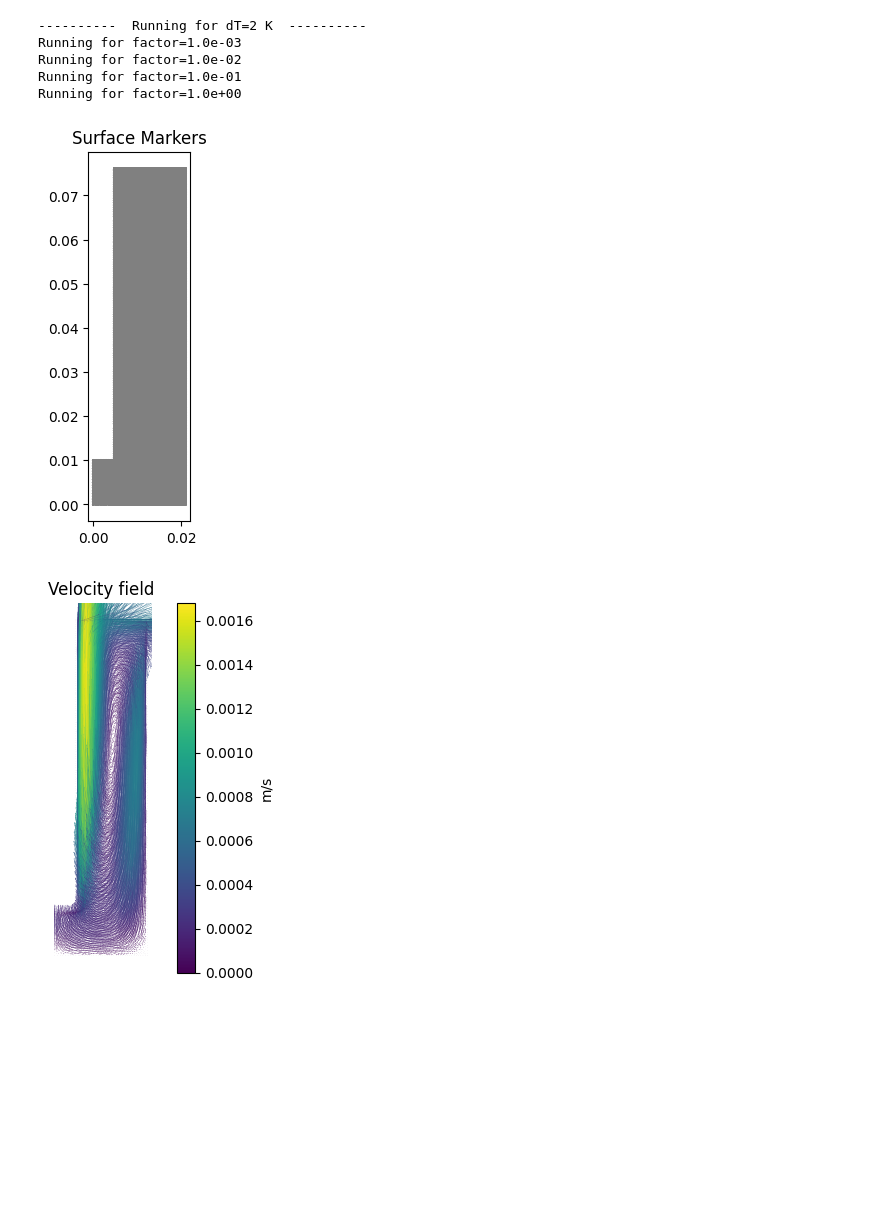
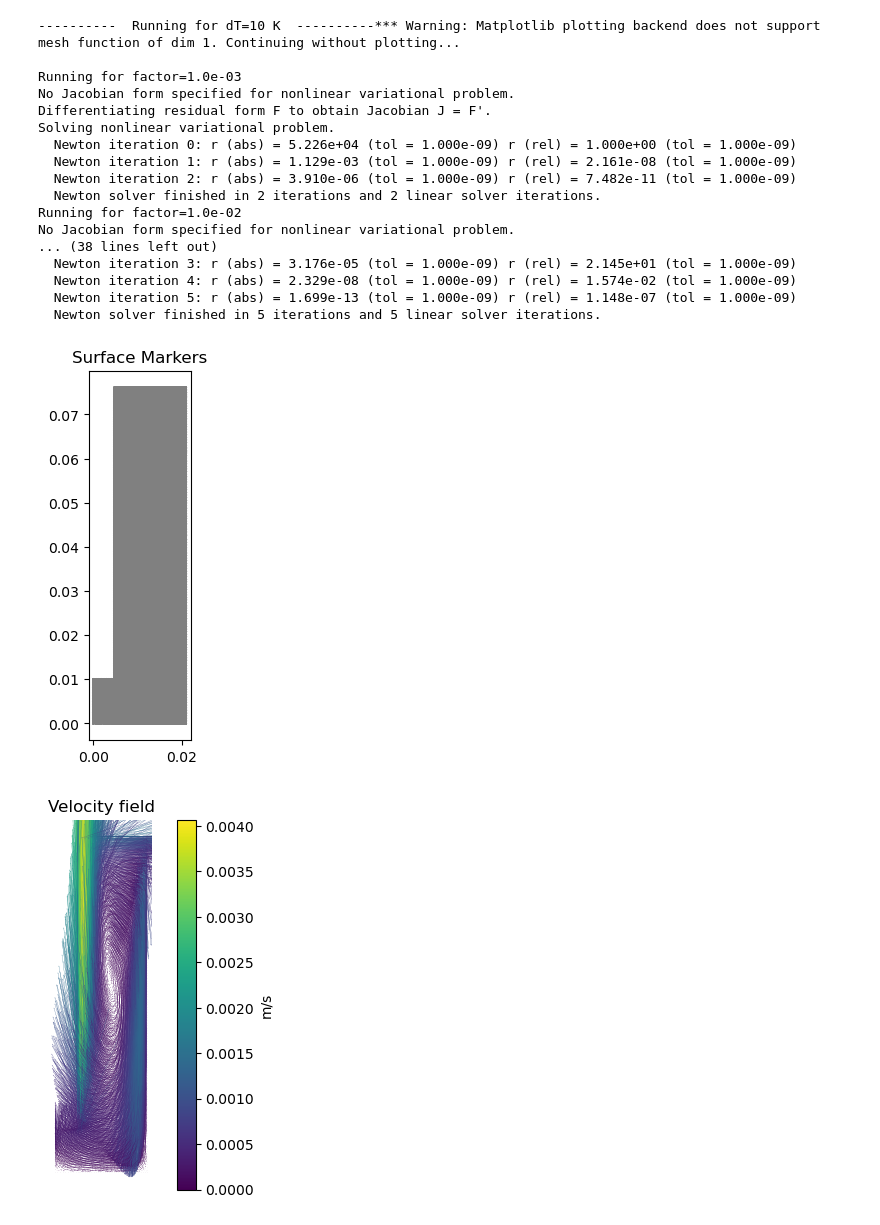
Before and after one commit to WeaverC20/LIBRADiff, a Jupyter notebook: BABY_2D_Transient_Simulation.ipynb, the cells around one changed output. Drawn from its saved outputs; the diff is of its cells as text; code cells hidden in the pictures; blank space fills up the shorter version.

```diff
--- a/BABY_2D_Transient_Simulation.ipynb
+++ b/BABY_2D_Transient_Simulation.ipynb
@@ -16,40 +16,52 @@ import scipy
 mesh_fenics, volume_markers, surface_markers, correspondance_dict = mesh_2d()
 
 T_hot = 700 + 273.15
-dT = 2
+dT = 10
 T_cold = T_hot - dT
 
 print(f"----------  Running for dT={dT} K  ----------")
 foldername = f"Results_Transient/dt={dT}/"
 u, p, T = velocity_field(
     T_cold=T_cold,
     T_hot=T_hot,
     my_mesh=mesh_fenics,
     surface_markers=surface_markers,
     correspondance_dict=correspondance_dict,
 )
 
 f.XDMFFile(foldername + "temperature_field.xdmf").write_checkpoint(
     T, f"{foldername}temperature", 1, f.XDMFFile.Encoding.HDF5
 )
 f.XDMFFile(foldername + "velocity_field.xdmf").write(u)
 
 plt.figure()
 plt.title("Velocity field")
 CS = f.plot(u, scale=1e-3)
 plt.colorbar(CS, label="m/s")
 plt.axis("off")
 plt.show()
 
 plt.figure()
 TS = f.plot(T, cmap="inferno")
 plt.colorbar(TS, label="K")
 plt.show()
 # %% [output]
-----------  Running for dT=2 K  ----------
+----------  Running for dT=10 K  ----------*** Warning: Matplotlib plotting backend does not support mesh function of dim 1. Continuing without plotting...
+
 Running for factor=1.0e-03
+No Jacobian form specified for nonlinear variational problem.
+Differentiating residual form F to obtain Jacobian J = F'.
+Solving nonlinear variational problem.
+  Newton iteration 0: r (abs) = 5.226e+04 (tol = 1.000e-09) r (rel) = 1.000e+00 (tol = 1.000e-09)
+  Newton iteration 1: r (abs) = 1.129e-03 (tol = 1.000e-09) r (rel) = 2.161e-08 (tol = 1.000e-09)
+  Newton iteration 2: r (abs) = 3.910e-06 (tol = 1.000e-09) r (rel) = 7.482e-11 (tol = 1.000e-09)
+  Newton solver finished in 2 iterations and 2 linear solver iterations.
 Running for factor=1.0e-02
-Running for factor=1.0e-01
-Running for factor=1.0e+00
+No Jacobian form specified for nonlinear variational problem.
+... (38 lines left out)
+  Newton iteration 3: r (abs) = 3.176e-05 (tol = 1.000e-09) r (rel) = 2.145e+01 (tol = 1.000e-09)
+  Newton iteration 4: r (abs) = 2.329e-08 (tol = 1.000e-09) r (rel) = 1.574e-02 (tol = 1.000e-09)
+  Newton iteration 5: r (abs) = 1.699e-13 (tol = 1.000e-09) r (rel) = 1.148e-07 (tol = 1.000e-09)
+  Newton solver finished in 5 iterations and 5 linear solver iterations.
-[figure, old version]
+[figure, new version]
-[figure, old version]
+[figure, new version]
```
Also changed, not shown: parts of 4 cells of this notebook, 1 other file.
